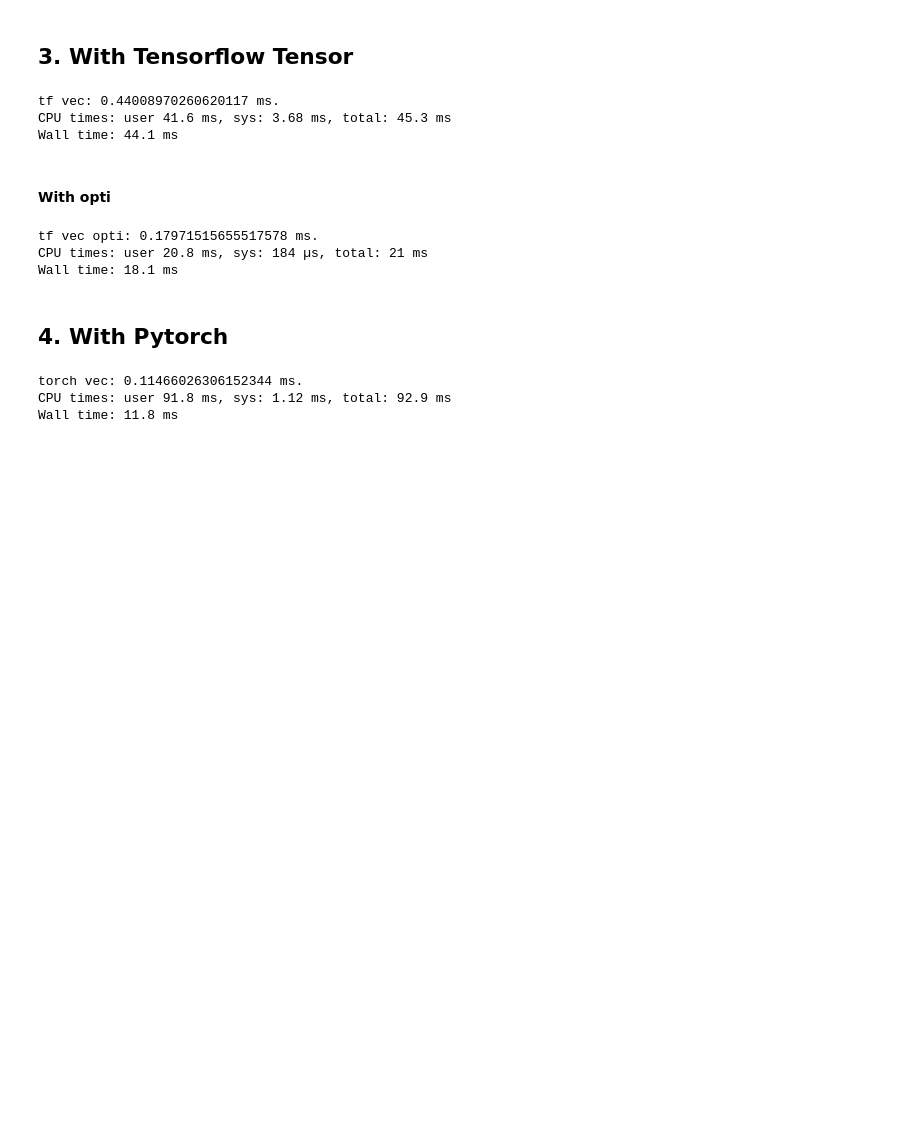
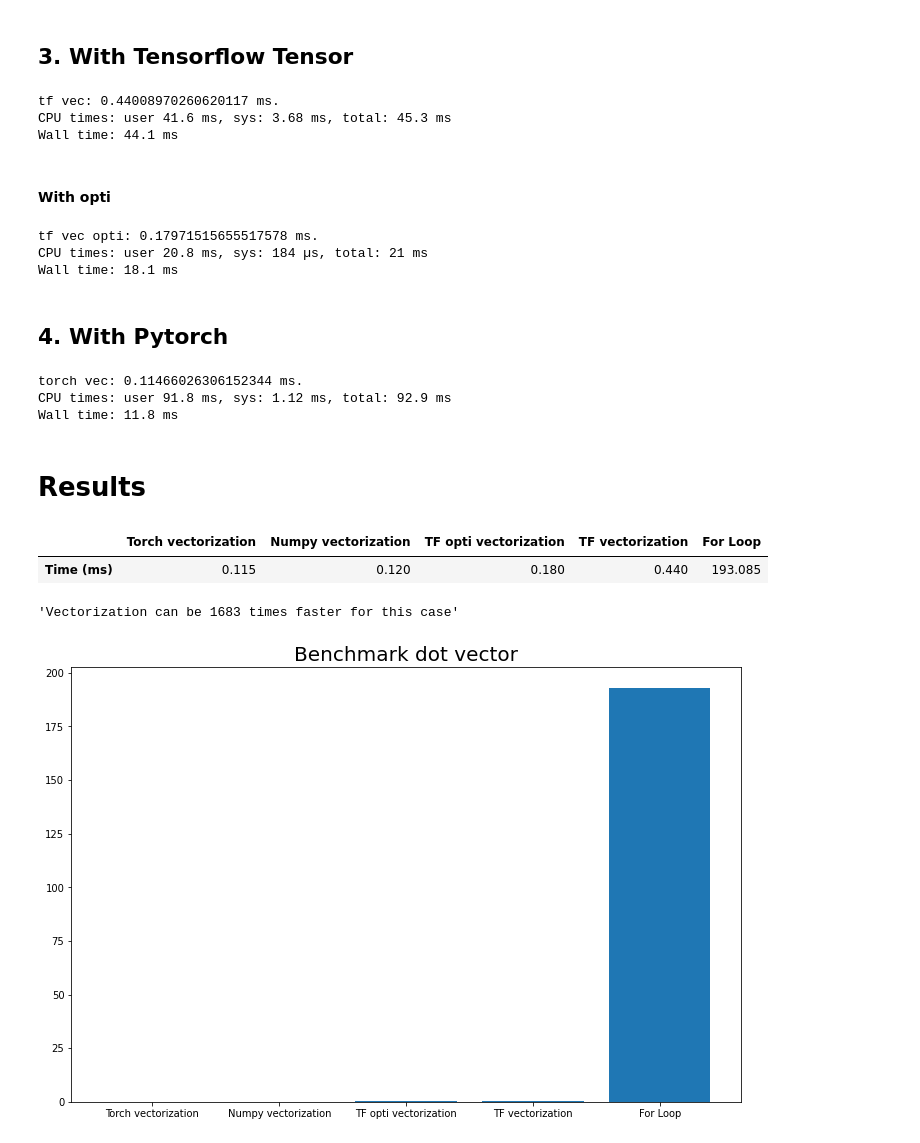
Before and after one commit to ThomasFavrel/Deep_learning_spe_Coursera, a Jupyter notebook: 01_Neural_Networks_And_Deep_Learning/01_vectorization.ipynb, the cells around one changed output. Drawn from its saved outputs; the diff is of its cells as text; code cells hidden in the pictures; blank space fills up the shorter version.

```diff
--- a/01_Neural_Networks_And_Deep_Learning/01_vectorization.ipynb
+++ b/01_Neural_Networks_And_Deep_Learning/01_vectorization.ipynb
@@ -107,11 +111,31 @@ print(f"torch vec: {time_for_torch} ms.")
 torch vec: 0.11466026306152344 ms.
 CPU times: user 91.8 ms, sys: 1.12 ms, total: 92.9 ms
 Wall time: 11.8 ms
+# %% [markdown]
+# Results
 # %%
-times = [
-    time_for_loop,
-    time_for_numpy,
-    time_for_tf,
-    time_for_tf_opti,
-    time_for_torch
-]
+times = {
+    'For Loop': time_for_loop,
+    'Numpy vectorization': time_for_numpy,
+    'TF vectorization': time_for_tf,
+    'TF opti vectorization': time_for_tf_opti,
+    'Torch vectorization': time_for_torch
+}
+# %%
+df_time = pd.DataFrame.from_dict(times, orient='index', columns=['Time (ms)'])
+df_time.sort_values(by='Time (ms)', inplace=True)
+df_time.T
+# %% [output]
+|  | Torch vectorization | Numpy vectorization | TF opti vectorization | TF vectorization | For Loop |
+| Time (ms) | 0.115 | 0.120 | 0.180 | 0.440 | 193.085 |
+# %%
+f"Vectorization can be {int(time_for_loop / time_for_torch)} times faster for this case"
+# %% [output]
+'Vectorization can be 1683 times faster for this case'
+# %%
+fig = plt.figure(figsize=(12, 8))
+plt.bar(df_time.index.values, df_time['Time (ms)'].values)
+plt.title('Benchmark dot vector', size=20)
+plt.show();
+# %% [output]
+[figure, added]
```
Also changed, not shown: parts of 2 cells of this notebook.
